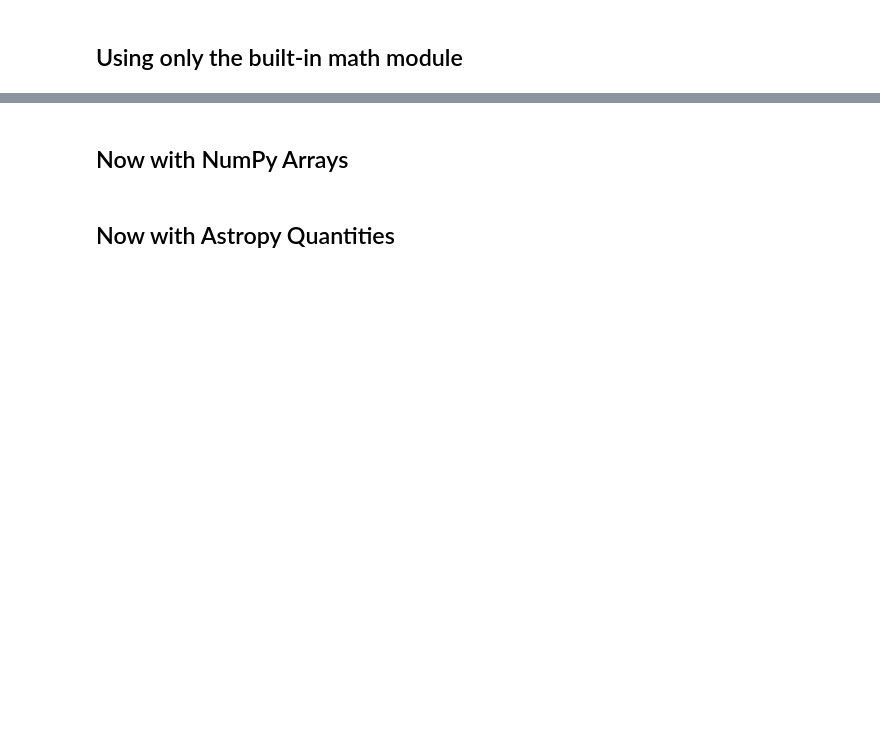
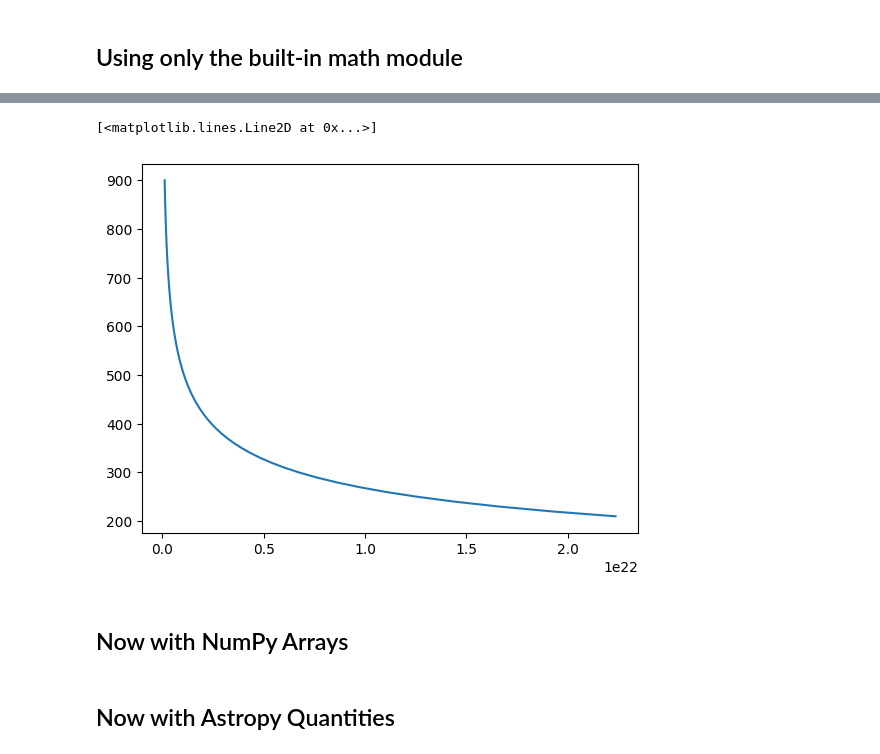
Before and after one commit to ASTR154/scientific-programming, a Jupyter notebook: scientific-programming.ipynb, the cells around one changed output, grey strips where cells are left out. Cells and saved outputs as stored; diff of their text form; code cells hidden in the pictures; blank space fills up the shorter version.

Commit message:
only finsihed the math part, not sure if its right

```diff
--- a/scientific-programming.ipynb
+++ b/scientific-programming.ipynb
@@ -38,6 +38,7 @@ C_LIGHT = 3.00e8  # m / s
 H_PLANCK = 6.63e-34  # J / Hz
 K_BOLTZMANN = 1.38e-23  # J / K
 # %%
-wavelengths =  # complete with list
-temperatures =  # complete with list
-radii =  # complete with list
+wavelengths =  list(range(900,200,-10))
+
+temperatures =  [3500, (30000+9700)/2,(9700+7200)/2,(7200+5700)/2,(5700+4900)/2,(4900+3400)/2,(3400+2100)/2]
+radii =  [7.0,(6.6+1.8)/2,(1.8+1.4)/2,(1.4+1.1)/2,(1.1+0.9)/2,(0.9/0.7)/2,(0.6)]
@@ -44,3 +65,13 @@ radii =  # complete with list
 # %%
-# do the calculation
+L= []
+for i in list(range(0,7)):
+    rad = radii[i]
+    temp= temperatures[i]
+    L_i=[]
+    for lambd_m in wavelengths:
+        lambd = lambd_m* 10e-9
+
+        L_l = ((8 * math.pi * ((rad*R_SUN)**2) * (H_PLANCK)*(C_LIGHT) ) / (lambd**5) )   *   (1 / ( (math.exp( (C_LIGHT*H_PLANCK) / (lambd*K_BOLTZMANN*temp) ))  - 1  ) )
+        L_i.append(L_l)
+    L.append(L_i)
 # %%
@@ -48,3 +97,8 @@ radii =  # complete with list
+# %%
+plt.plot(L[4], wavelengths)
+# %% [output]
+[<matplotlib.lines.Line2D at 0x...>]
+[figure, added]
 # %% [markdown]
 ## Now with NumPy Arrays
 # %%
```
Also changed, not shown: parts of 4 cells of this notebook.
